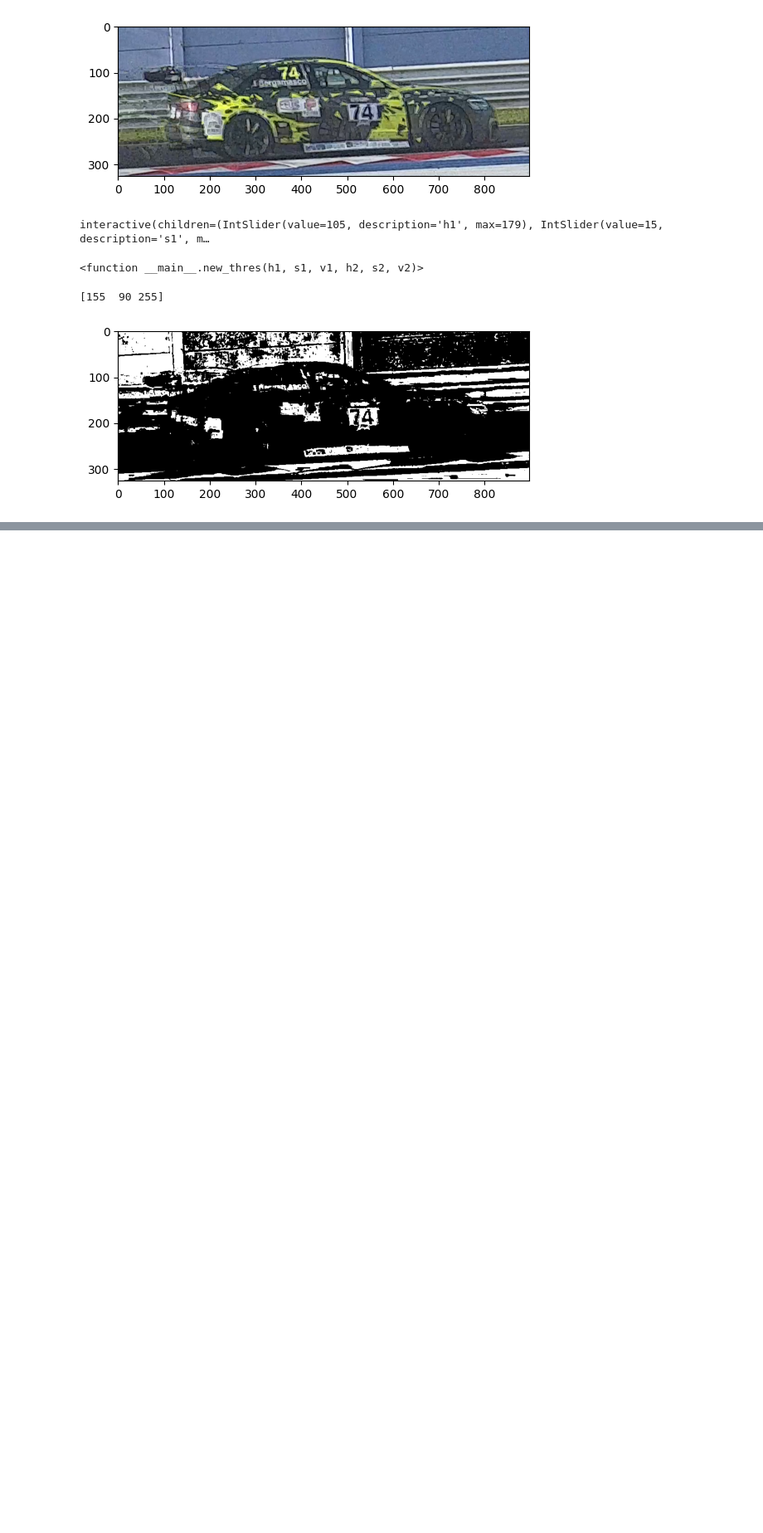
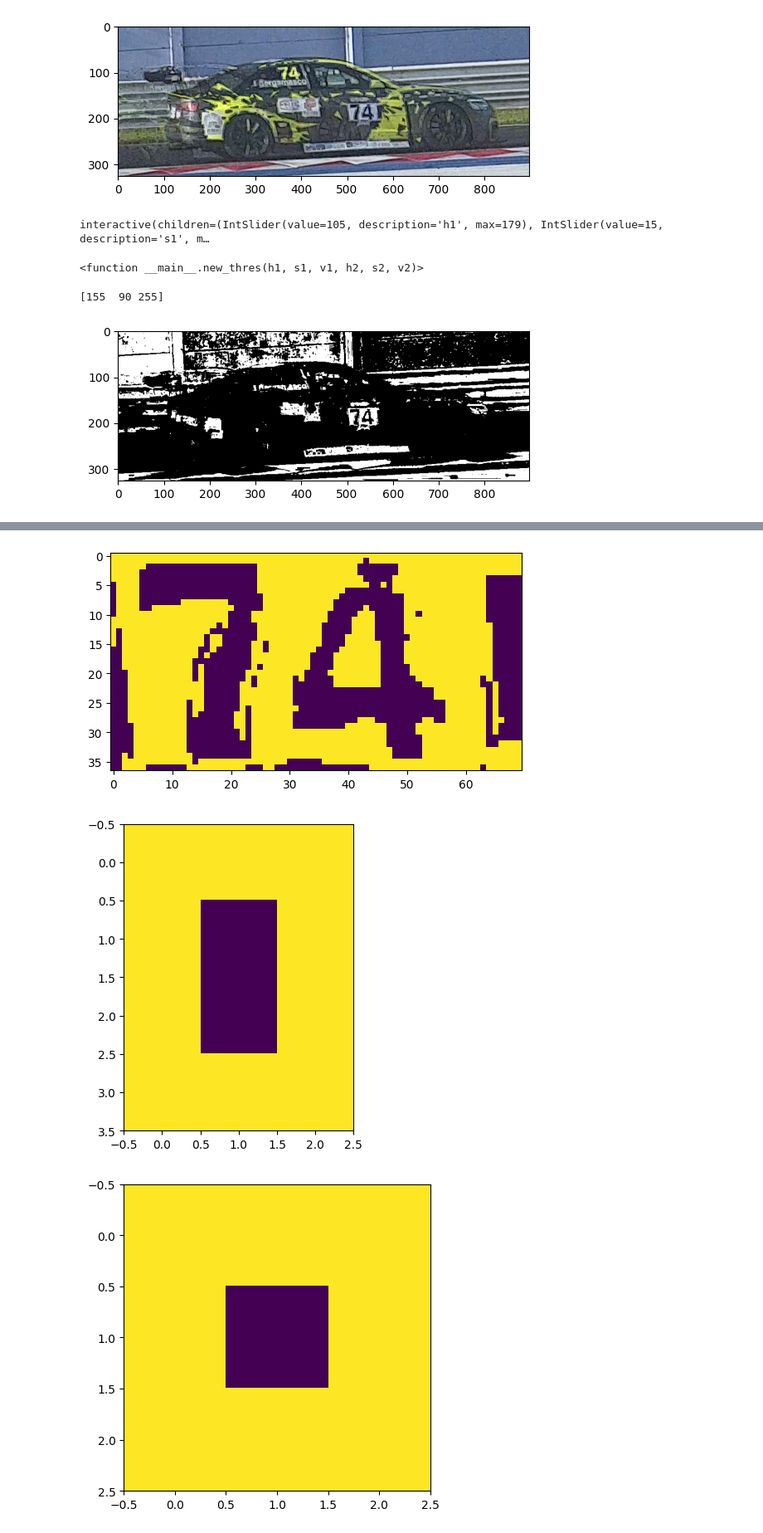
Before and after one commit to michelevantaggi02/riconoscimento_numeri, a Jupyter notebook: notebooks/adaptiveThreshold.ipynb, the cells around one changed output, grey strips where cells are left out. Shown at 83% size. Drawn from its saved outputs; the diff is of its cells as text; code cells hidden in the pictures; blank space fills up the shorter version.

```diff
--- a/notebooks/adaptiveThreshold.ipynb
+++ b/notebooks/adaptiveThreshold.ipynb
@@ -130,0 +192,18 @@ interactive(children=(FloatSlider(value=0.0661, description='e', max=0.1, min=0.
+# %%
+
+_, otsu_thres  = cv2.threshold(result, 0, 255, cv2.THRESH_BINARY | cv2.THRESH_OTSU )
+
+contours, _ = cv2.findContours(otsu_thres, cv2.RETR_TREE, cv2.CHAIN_APPROX_SIMPLE,)
+
+for contour in contours:
+    x,y,w,h = cv2.boundingRect(contour)
+    cut = otsu_thres[y:y+h, x:x+w]
+    plt.imshow(cut)
+    plt.show()
+
+plt.imshow(otsu_thres)
+plt.show()
+# %% [output]
+[figure, added]
+[figure, added]
+[figure, added]
```
Also changed, not shown: parts of 17 cells of this notebook, 5 other files.
